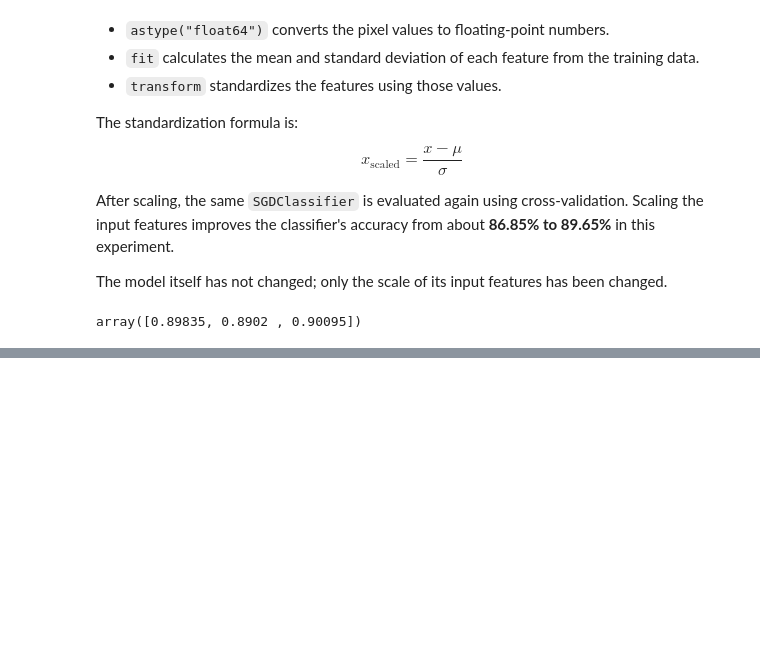
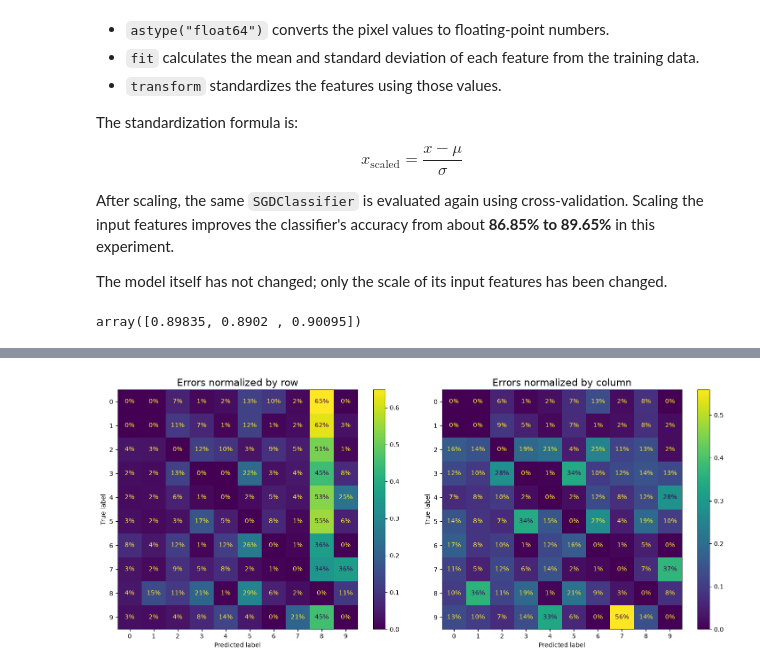
Before and after one commit to MuhammadHoseinYeganeh/MNIST-project, a Jupyter notebook: mnist.ipynb, the cells around one changed output, grey strips where cells are left out. Drawn from its saved outputs; the diff is of its cells as text; code cells hidden in the pictures; blank space fills up the shorter version.

Commit message:
Analyze classifier errors and explore improvements

```diff
--- a/mnist.ipynb
+++ b/mnist.ipynb
@@ -1123,0 +1177,22 @@ array([0.89835, 0.8902 , 0.90095])
+# %%
+fig, axes = plt.subplots(1, 2, figsize=(15, 6))
+
+sample_weight = (y_train_pred != y_train)
+ConfusionMatrixDisplay.from_predictions(y_train, y_train_pred,
+ sample_weight=sample_weight,
+ normalize="true", values_format=".0%",
+ ax=axes[0])
+
+axes[0].set_title("Errors normalized by row", fontsize=16)
+
+ConfusionMatrixDisplay.from_predictions(y_train, y_train_pred,
+ sample_weight=sample_weight,
+ normalize="pred", values_format=".0%",
+ ax=axes[1])
+
+axes[1].set_title("Errors normalized by column", fontsize=16)
+
+plt.tight_layout()
+plt.show()
+# %% [output]
+[figure, added]
```
Also changed, not shown: parts of 15 cells of this notebook.
